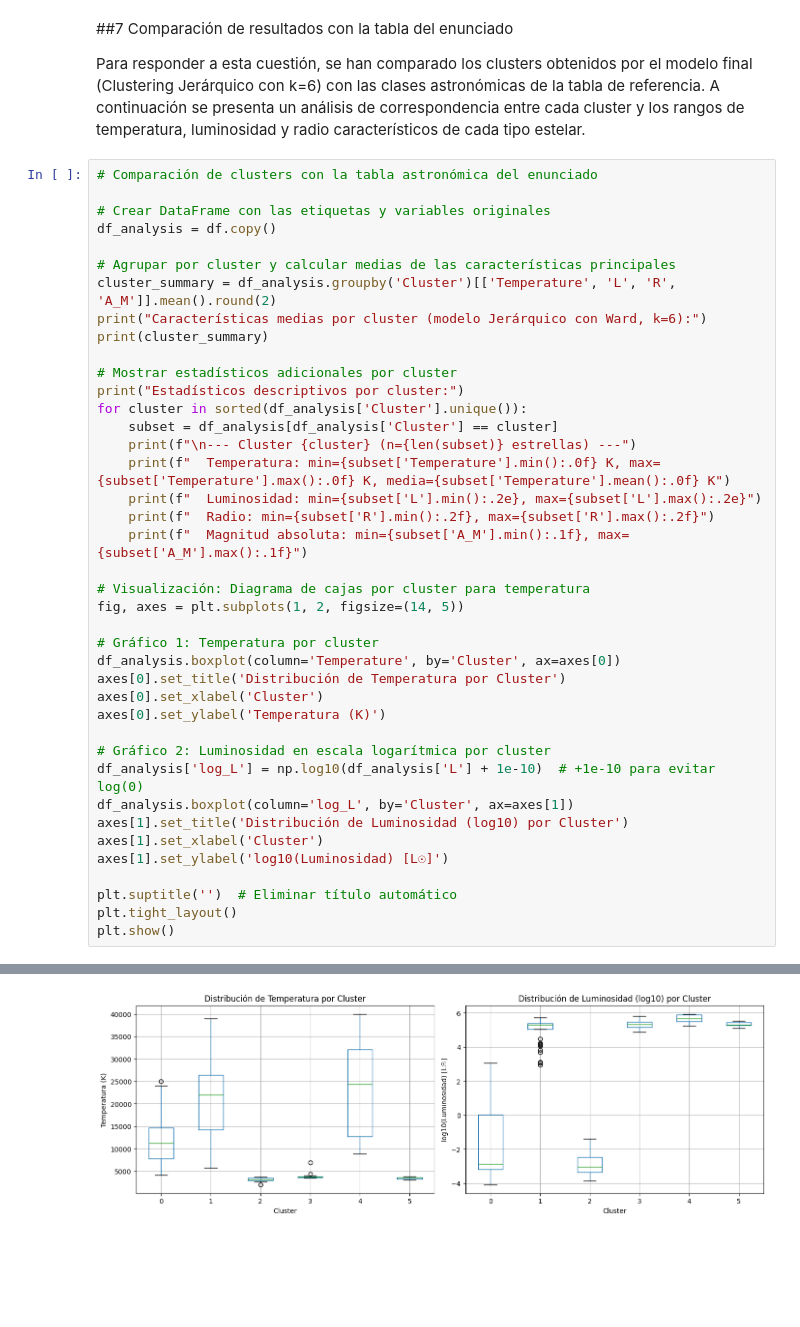
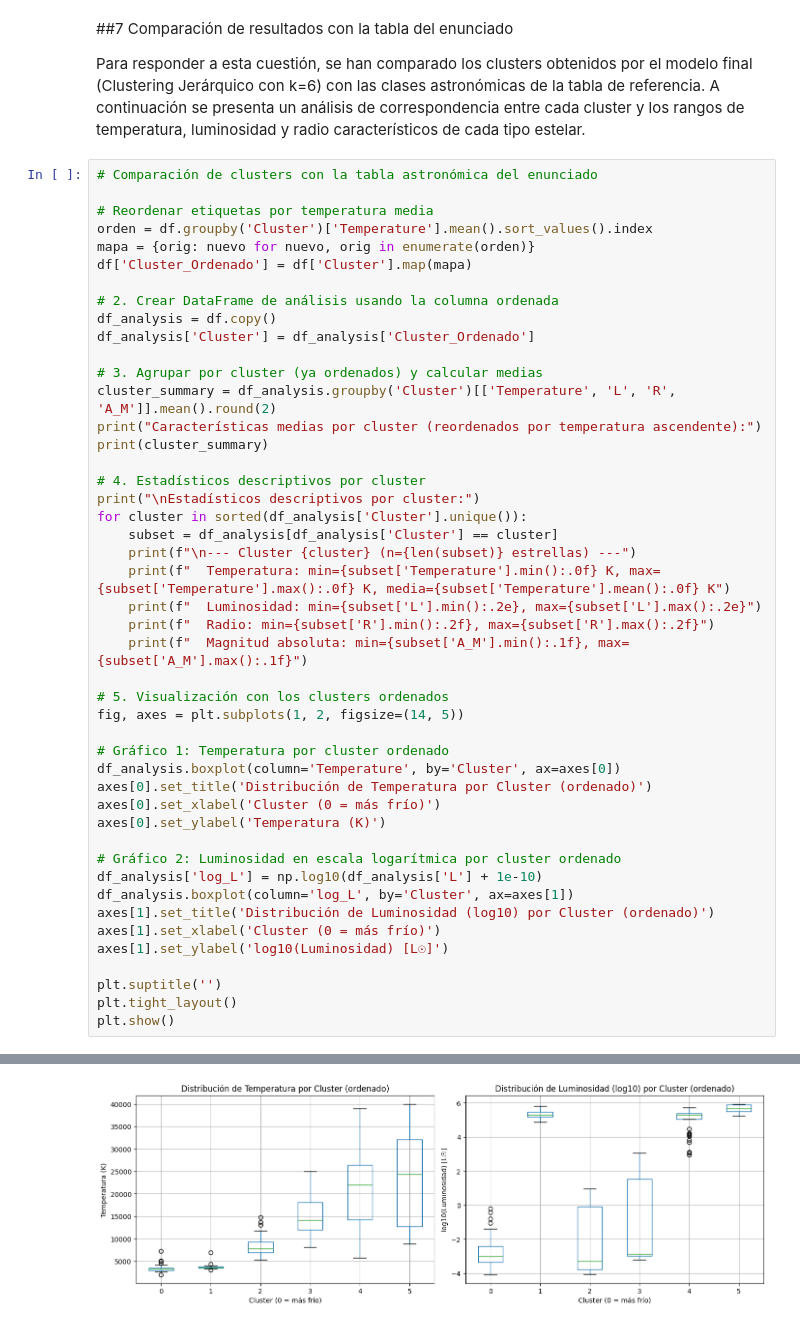
Before and after one commit to 100522128/g81_P2_03_Aprendizaje_Automatico, a Jupyter notebook: notebook.ipynb, the cells around one changed output, grey strips where cells are left out. Cells and saved outputs as stored; diff of their text form; blank space fills up the shorter version.

```diff
--- a/notebook.ipynb
+++ b/notebook.ipynb
@@ -741,16 +762,22 @@ Para responder a esta cuestión, se han comparado los clusters obtenidos por el
 # %%
 # Comparación de clusters con la tabla astronómica del enunciado
 
-# Crear DataFrame con las etiquetas y variables originales
+# Reordenar etiquetas por temperatura media
+orden = df.groupby('Cluster')['Temperature'].mean().sort_values().index
+mapa = {orig: nuevo for nuevo, orig in enumerate(orden)}
+df['Cluster_Ordenado'] = df['Cluster'].map(mapa)
+
+# 2. Crear DataFrame de análisis usando la columna ordenada
 df_analysis = df.copy()
+df_analysis['Cluster'] = df_analysis['Cluster_Ordenado']
 
-# Agrupar por cluster y calcular medias de las características principales
+# 3. Agrupar por cluster (ya ordenados) y calcular medias
 cluster_summary = df_analysis.groupby('Cluster')[['Temperature', 'L', 'R', 'A_M']].mean().round(2)
-print("Características medias por cluster (modelo Jerárquico con Ward, k=6):")
+print("Características medias por cluster (reordenados por temperatura ascendente):")
 print(cluster_summary)
 
-# Mostrar estadísticos adicionales por cluster
-print("Estadísticos descriptivos por cluster:")
+# 4. Estadísticos descriptivos por cluster
+print("\nEstadísticos descriptivos por cluster:")
 for cluster in sorted(df_analysis['Cluster'].unique()):
     subset = df_analysis[df_analysis['Cluster'] == cluster]
     print(f"\n--- Cluster {cluster} (n={len(subset)} estrellas) ---")
@@ -759,23 +786,23 @@ for cluster in sorted(df_analysis['Cluster'].unique()):
     print(f"  Radio: min={subset['R'].min():.2f}, max={subset['R'].max():.2f}")
     print(f"  Magnitud absoluta: min={subset['A_M'].min():.1f}, max={subset['A_M'].max():.1f}")
 
-# Visualización: Diagrama de cajas por cluster para temperatura
+# 5. Visualización con los clusters ordenados
 fig, axes = plt.subplots(1, 2, figsize=(14, 5))
 
-# Gráfico 1: Temperatura por cluster
+# Gráfico 1: Temperatura por cluster ordenado
 df_analysis.boxplot(column='Temperature', by='Cluster', ax=axes[0])
-axes[0].set_title('Distribución de Temperatura por Cluster')
-axes[0].set_xlabel('Cluster')
+axes[0].set_title('Distribución de Temperatura por Cluster (ordenado)')
+axes[0].set_xlabel('Cluster (0 = más frío)')
 axes[0].set_ylabel('Temperatura (K)')
 
-# Gráfico 2: Luminosidad en escala logarítmica por cluster
-df_analysis['log_L'] = np.log10(df_analysis['L'] + 1e-10)  # +1e-10 para evitar log(0)
+# Gráfico 2: Luminosidad en escala logarítmica por cluster ordenado
+df_analysis['log_L'] = np.log10(df_analysis['L'] + 1e-10)
 df_analysis.boxplot(column='log_L', by='Cluster', ax=axes[1])
-axes[1].set_title('Distribución de Luminosidad (log10) por Cluster')
-axes[1].set_xlabel('Cluster')
+axes[1].set_title('Distribución de Luminosidad (log10) por Cluster (ordenado)')
+axes[1].set_xlabel('Cluster (0 = más frío)')
 axes[1].set_ylabel('log10(Luminosidad) [L☉]')
 
-plt.suptitle('')  # Eliminar título automático
+plt.suptitle('')
 plt.tight_layout()
 plt.show()
 # %% [output]
@@ -799 +826 @@ Estadísticos descriptivos por cluster:
-[figure, old version]
+[figure, new version]
```
Also changed, not shown: parts of 7 cells of this notebook.
